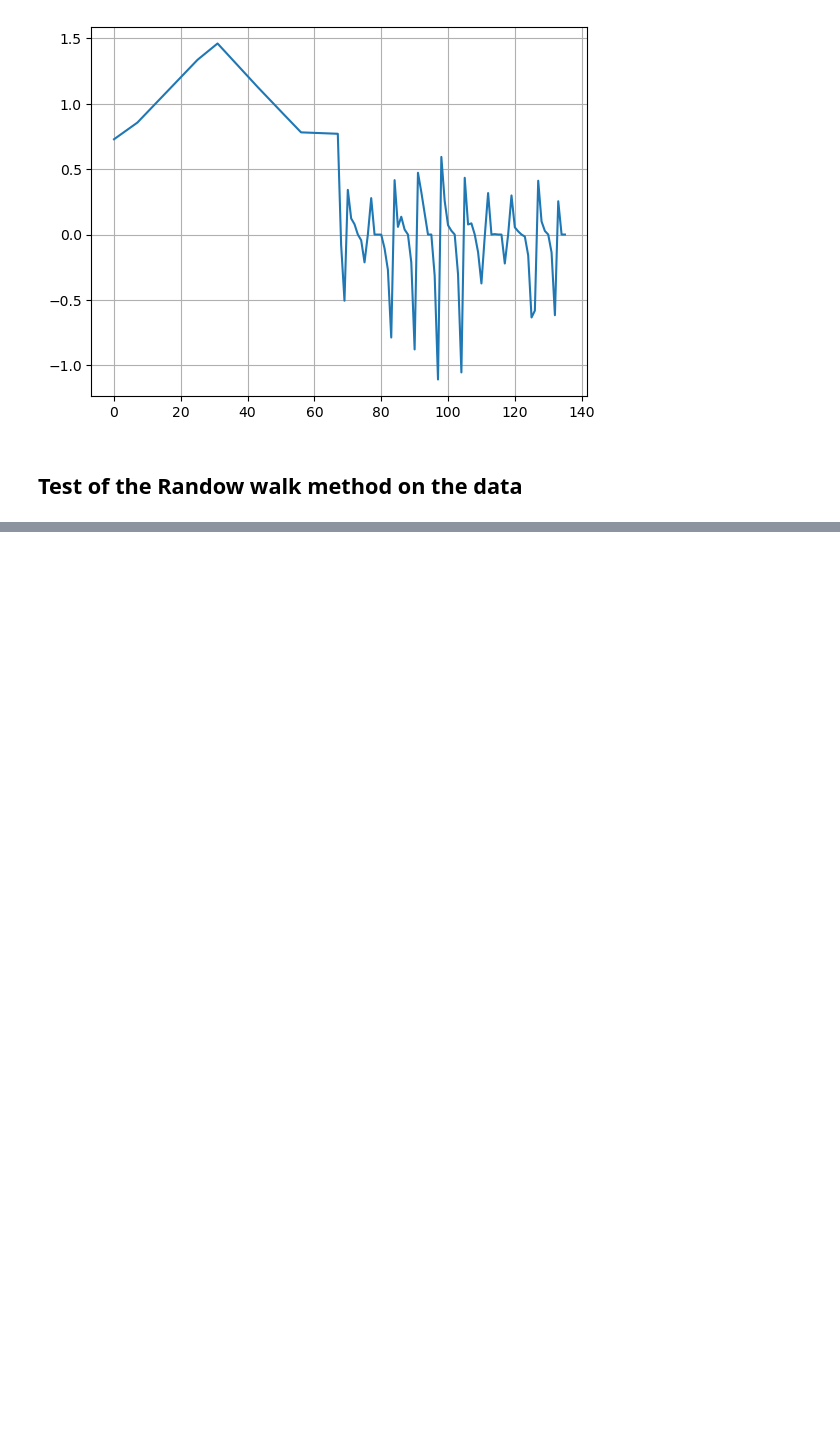
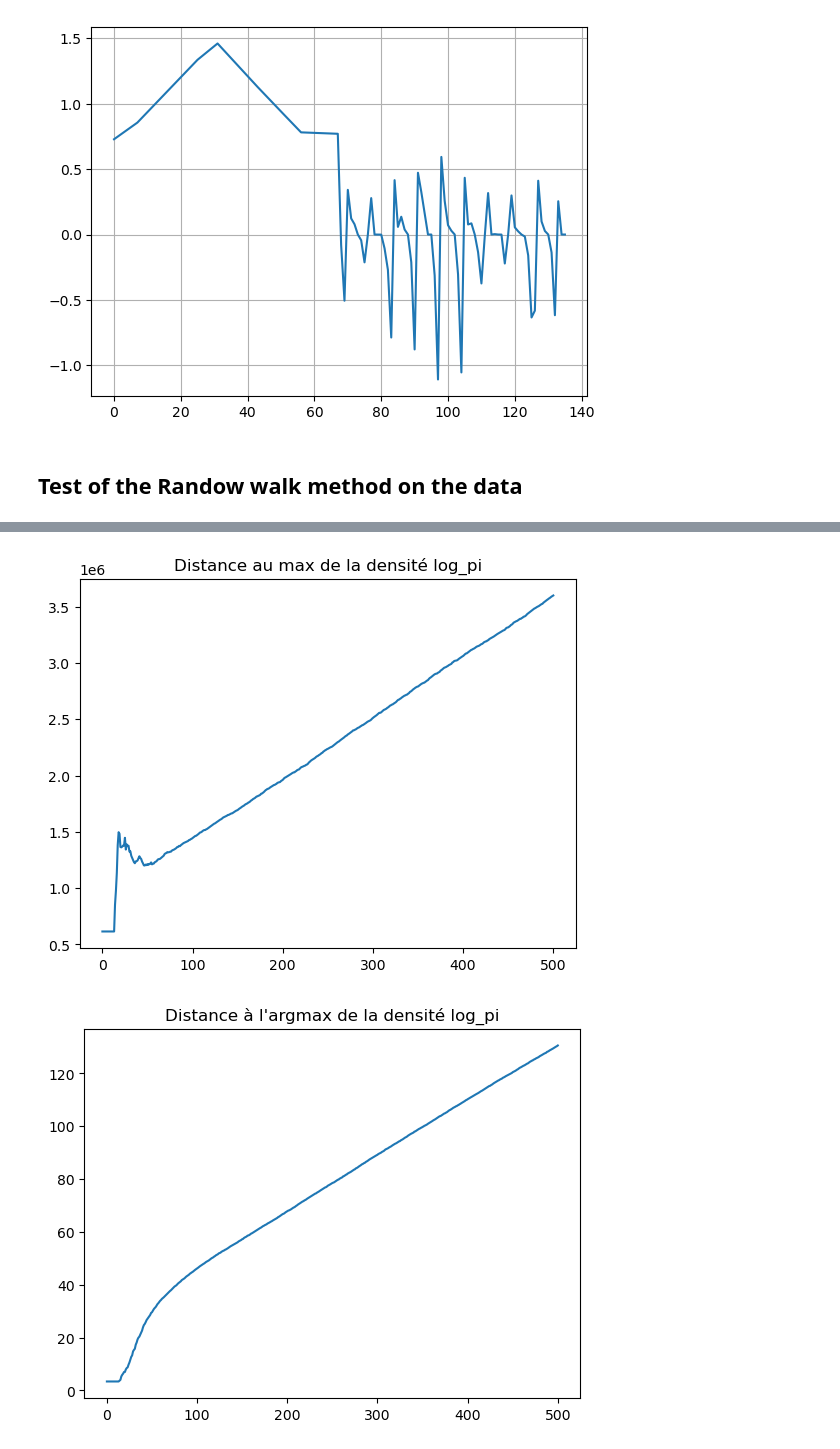
Before and after one commit to vetlerl/mcmc-epidemic, a Jupyter notebook: covid_graphics.ipynb, the cells around one changed output, grey strips where cells are left out. Cells and saved outputs as stored; diff of their text form; code cells hidden in the pictures; blank space fills up the shorter version.

```diff
--- a/covid_graphics.ipynb
+++ b/covid_graphics.ipynb
@@ -44,14 +54,41 @@ KeyboardInterrupt:
 # %%
 lambda_O = 0.05
 lambda_R = 3.5*np.std(Z)
 T=len(Z)
 a = 0.73597
 b = 0.73227
 barsh=Buildbarsh(T,a,b)
 D=BuildD(T)
 C = np.diag(phi)
-logpi_max=logpi(MAP, phi,Z, lambda_R, D, barsh, lambda_O,phi,C)
+logpi_max=log_pi(MAP, phi,Z, lambda_R, D, barsh, lambda_O,phi,C)
+log_pi_tab = np.apply_along_axis(lambda theta: log_pi(theta, phi, Z, lambda_R, D, barsh, lambda_O, phi, C),axis=1,arr=theta_tab[::1000])
+
+plt.figure()
+plt.title("Distance au max de la densité log_pi")
+plt.plot(abs(log_pi_tab-logpi_max))
+plt.show()
 
 plt.figure()
 plt.title("Distance à l'argmax de la densité log_pi")
-plt.plot(npl.norm(theta_tab[::1000]-logpi_max,axis=1))
+plt.plot(np.linalg.norm(theta_tab[::1000]-MAP,axis=1))
+plt.show()
+
+plt.figure()
+plt.title("Log_pi de la chaîne simulée")
+plt.hlines(logpi_max,xmin=0,xmax=len(log_pi_tab),color='red')
+plt.plot(log_pi_tab)
+plt.show()
+
+plt.figure()
+plt.title("Evolution du gamma")
+plt.plot(gammas)
+plt.show()
+
+plt.figure()
+plt.title("Evolution du taux d'acceptation")
+plt.hlines(0.24,xmin=0,xmax=len(accepts),linestyle='--',color='red')
+plt.plot(accepts)
+plt.show()
+# %% [output]
+[figure, added]
+[figure, added]
```
Also changed, not shown: parts of 2 cells of this notebook, 1 other file.
